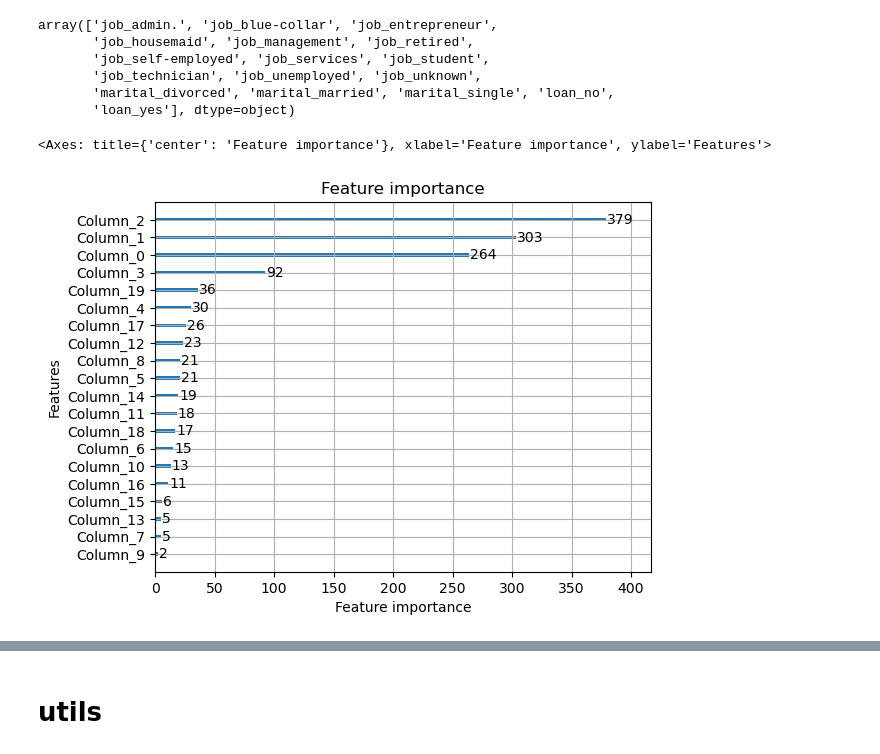
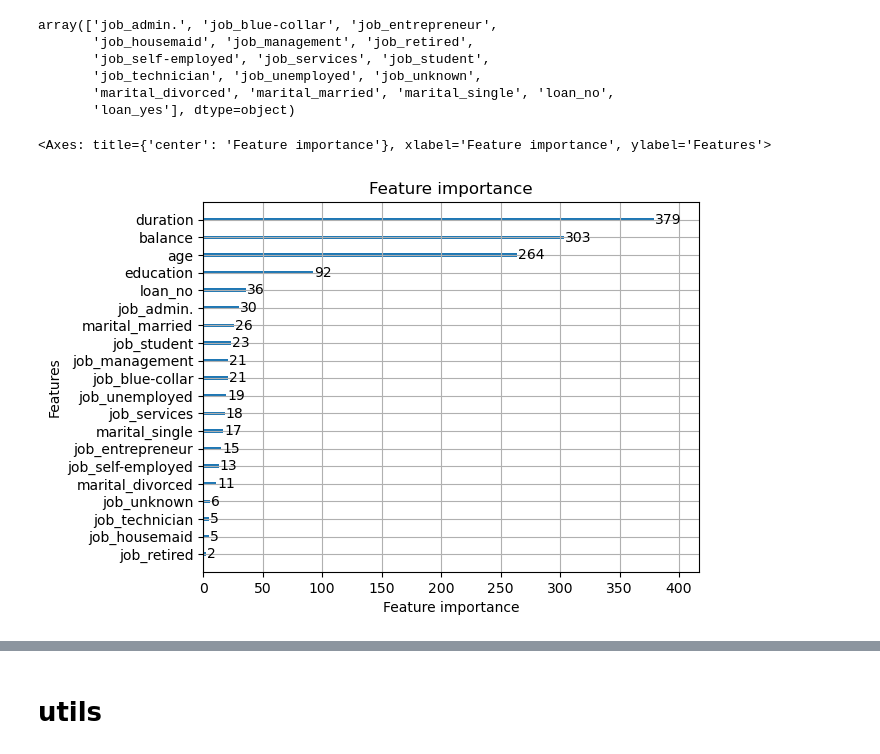
Before and after one commit to zhang-shizhe/Bank-Marketing-Campaigns-Prediction-and-Analysis, a Jupyter notebook: new.ipynb, the cells around one changed output, grey strips where cells are left out. Cells and saved outputs as stored; diff of their text form; code cells hidden in the pictures.

```diff
--- a/new.ipynb
+++ b/new.ipynb
@@ -165,10 +172,21 @@ binary_transformer = make_pipeline(OneHotEncoder(dtype=int, drop='if_binary'))
 categorical_transformer = OneHotEncoder(handle_unknown="ignore", sparse_output=False)
 # %%
 preprocessor = make_column_transformer(
-        # (numeric_transformer, numeric_features),
+        (numeric_transformer, num_cols),
         (ordinal_transformer, ord_cols),
         # ('binary', binary_transformer, binary_features),
         (categorical_transformer, cat_cols),
         # ('drop', 'passthrough', drop_features)
     remainder='passthrough'
     )
+# %%
+preprocessor.fit(X_train)
+X_train_trans = preprocessor.transform(X_train)
+X_test_trans = preprocessor.transform(X_test)
+column_names = (
+    preprocessor.named_transformers_['standardscaler'].get_feature_names_out().tolist() +
+    preprocessor.named_transformers_['ordinalencoder'].get_feature_names_out().tolist() +
+    preprocessor.named_transformers_['onehotencoder'].get_feature_names_out().tolist()
+    )
+X_train_trans = pd.DataFrame(X_train_trans, columns=column_names)
+X_test_trans = pd.DataFrame(X_test_trans, columns=column_names)
@@ -629,19 +667,19 @@ array(['job_admin.', 'job_blue-collar', 'job_entrepreneur',
 # %%
 from lightgbm import plot_importance
 X_train_trans = preprocessor.fit_transform(X_train)
 column_names = (
-    preprocessor.named_transformers_['onehotencoder'].get_feature_names_out().tolist() +
-    ordinal_features +
-    preprocessor.named_transformers_['binary'].named_steps['onehotencoder'].get_feature_names_out().tolist() +
-    preprocessor.named_transformers_['categorical'].named_steps['onehotencoder'].get_feature_names_out().tolist()
+    preprocessor.named_transformers_['standardscaler'].get_feature_names_out().tolist() +
+    preprocessor.named_transformers_['ordinalencoder'].get_feature_names_out().tolist() +
+    preprocessor.named_transformers_['onehotencoder'].get_feature_names_out().tolist()
     )
+X_train_trans = pd.DataFrame(X_train_trans, columns=column_names)
 lgbm = LGBMClassifier(random_state=RANDOM_STATE
                       , verbose=-1
                       , max_depth=3
                       , n_estimators=200
                       , num_leaves=31)
 lgbm.fit(X_train_trans, y_train)
 plot_importance(lgbm)
 # %% [output]
 <Axes: title={'center': 'Feature importance'}, xlabel='Feature importance', ylabel='Features'>
-[figure, old version]
+[figure, new version]
```
Also changed, not shown: parts of 18 cells of this notebook, 3 other files.
